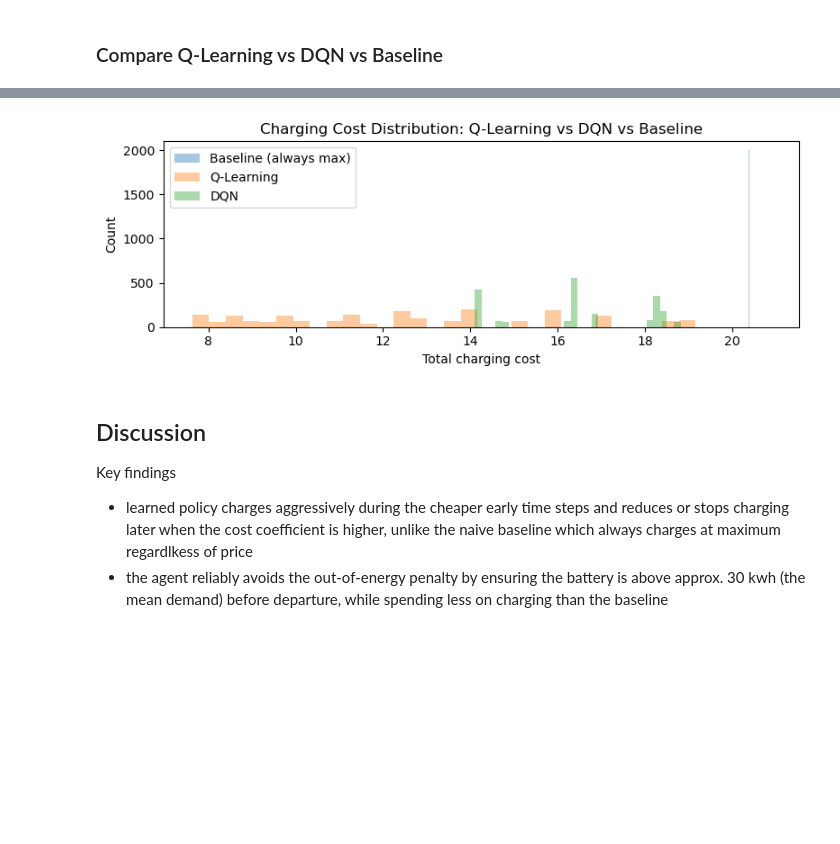
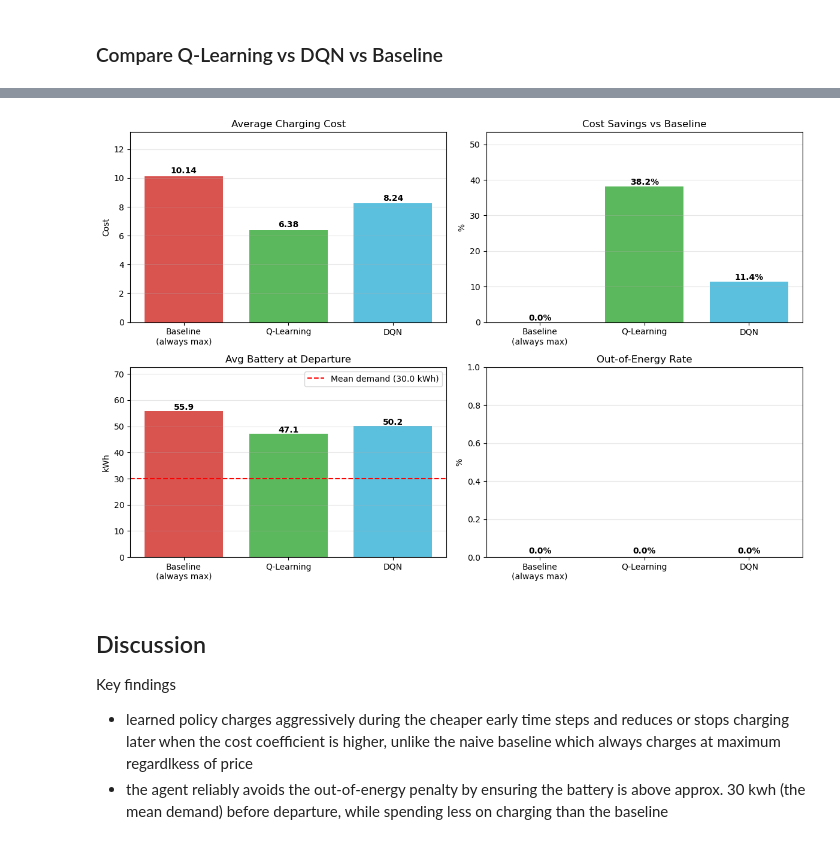
Before and after one commit to angfe/Group-3-AAA, a Jupyter notebook: notebooks/04_01_smart_charging_reinforcement_learning.ipynb, the cells around one changed output, grey strips where cells are left out. Cells and saved outputs as stored; diff of their text form; code cells hidden in the pictures; blank space fills up the shorter version.

Commit message:
updated diagrams

```diff
--- a/notebooks/04_01_smart_charging_reinforcement_learning.ipynb
+++ b/notebooks/04_01_smart_charging_reinforcement_learning.ipynb
@@ -145,10 +147,10 @@ class SmartChargingEnv:
         reward = -cost
         if done:
             # at last step 4pm sample random energy demand
-            demand = np.random.normal(DEMAND_MEAN, DEMAND_STD)
+            self.last_demand = np.random.normal(DEMAND_MEAN, DEMAND_STD)
             # if battery can't cover it substract a huge penalty
             # teaches the agent to charge enough
-            if self.battery < demand:
+            if self.battery < self.last_demand:
                 reward -= OUT_OF_ENERGY_PENALTY
 
         return self._get_state(), reward, done
@@ -465,8 +434,8 @@ class SmartChargingEnvDQN:
 
         reward = -cost
         if done:
-            demand = np.random.normal(DEMAND_MEAN, DEMAND_STD)
-            if self.battery < demand:
+            self.last_demand = np.random.normal(DEMAND_MEAN, DEMAND_STD)
+            if self.battery < self.last_demand:
                 reward -= OUT_OF_ENERGY_PENALTY
 
         return self._get_state(), reward, done
@@ -598,8 +568,6 @@ plt.show()
 # %%
 # DQN policy function for evaluation
 def dqn_policy(state):
-    # state comes as (timestep_bin, battery_bin) from the tabular env,
-    # so we normalize it the same way the DQN env does
     normalized = [state[0] / NUM_STEPS, state[1] * BATTERY_BIN_SIZE / BATTERY_CAPACITY]
     with torch.no_grad():
         q_vals = policy_net(torch.FloatTensor(normalized))
@@ -609,20 +577,23 @@ def dqn_policy(state):
 env_eval = SmartChargingEnv()
 n_eval = 2000
 
-costs_q, fails_q = evaluate_policy(env_eval, learned_policy, n_eval)
-costs_dqn, fails_dqn = evaluate_policy(env_eval, dqn_policy, n_eval)
-costs_base, fails_base = evaluate_policy(env_eval, baseline_max, n_eval)
+costs_q, fails_q, batt_q = evaluate_policy(env_eval, learned_policy, n_eval)
+costs_dqn, fails_dqn, batt_dqn = evaluate_policy(env_eval, dqn_policy, n_eval)
+costs_base, fails_base, batt_base = evaluate_policy(env_eval, baseline_max, n_eval)
 
 print("=== Tabular Q-Learning ===")
 print(f"  Avg cost:           {np.mean(costs_q):.2f}")
+print(f"  Avg battery at 4pm: {np.mean(batt_q):.1f} kWh")
 print(f"  Out-of-energy rate: {fails_q / n_eval * 100:.1f}%")
 print()
 print("=== DQN ===")
 print(f"  Avg cost:           {np.mean(costs_dqn):.2f}")
+print(f"  Avg battery at 4pm: {np.mean(batt_dqn):.1f} kWh")
 print(f"  Out-of-energy rate: {fails_dqn / n_eval * 100:.1f}%")
 print()
 print("=== Baseline (always max) ===")
 print(f"  Avg cost:           {np.mean(costs_base):.2f}")
+print(f"  Avg battery at 4pm: {np.mean(batt_base):.1f} kWh")
 print(f"  Out-of-energy rate: {fails_base / n_eval * 100:.1f}%")
 # %% [output]
 === Tabular Q-Learning ===
@@ -639,21 +642,51 @@ print(f"  Out-of-energy rate: {fails_base / n_eval * 100:.1f}%")
 # %%
-# Side-by-side cost distributions
-costs_q_clean = [c for c in costs_q if c < 500]
-costs_dqn_clean = [c for c in costs_dqn if c < 500]
-costs_base_clean = [c for c in costs_base if c < 500]
+fig, axes = plt.subplots(2, 2, figsize=(12, 8))
 
-plt.figure(figsize=(8, 3))
-plt.hist(costs_base_clean, bins=30, alpha=0.4, label="Baseline (always max)")
-plt.hist(costs_q_clean, bins=30, alpha=0.4, label="Q-Learning")
-plt.hist(costs_dqn_clean, bins=30, alpha=0.4, label="DQN")
-plt.title("Charging Cost Distribution: Q-Learning vs DQN vs Baseline")
-plt.xlabel("Total charging cost")
-plt.ylabel("Count")
-plt.legend()
+savings = [(1 - c / np.mean(costs_base)) * 100 for c in [np.mean(costs_base), np.mean(costs_q), np.mean(costs_dqn)]]
+fail_rates = [fails_base / n_eval * 100, fails_q / n_eval * 100, fails_dqn / n_eval * 100]
+
+# Average Charging Cost
+axes[0, 0].bar(labels, avg_costs, color=colors, width=0.75)
+axes[0, 0].set_title("Average Charging Cost")
+axes[0, 0].set_ylabel("Cost")
+axes[0, 0].grid(axis="y", alpha=0.3)
+axes[0, 0].set_ylim(0, max(avg_costs) * 1.3)
+for i, v in enumerate(avg_costs):
+    axes[0, 0].text(i, v + 0.2, f"{v:.2f}", ha="center", fontweight="bold")
+
+# Cost Savings vs Baseline
+axes[0, 1].bar(labels, savings, color=colors, width=0.75)
+axes[0, 1].set_title("Cost Savings vs Baseline")
+axes[0, 1].set_ylabel("%")
+axes[0, 1].grid(axis="y", alpha=0.3)
+axes[0, 1].set_ylim(0, max(savings) * 1.4)
+for i, v in enumerate(savings):
+    axes[0, 1].text(i, v + 0.5, f"{v:.1f}%", ha="center", fontweight="bold")
+
+# Average Battery at Departure
+axes[1, 0].bar(labels, avg_battery, color=colors, width=0.75)
+axes[1, 0].axhline(DEMAND_MEAN, color="red", linestyle="--", label=f"Mean demand ({DEMAND_MEAN} kWh)")
+axes[1, 0].set_title("Avg Battery at Departure")
+axes[1, 0].set_ylabel("kWh")
+axes[1, 0].legend()
+axes[1, 0].grid(axis="y", alpha=0.3)
+axes[1, 0].set_ylim(0, max(avg_battery) * 1.3)
+for i, v in enumerate(avg_battery):
+    axes[1, 0].text(i, v + 0.5, f"{v:.1f}", ha="center", fontweight="bold")
+
+# Out-of-Energy Rate
+axes[1, 1].bar(labels, fail_rates, color=colors, width=0.75)
+axes[1, 1].set_title("Out-of-Energy Rate")
+axes[1, 1].set_ylabel("%")
+axes[1, 1].grid(axis="y", alpha=0.3)
+axes[1, 1].set_ylim(0, max(max(fail_rates) * 1.4, 1))
+for i, v in enumerate(fail_rates):
+    axes[1, 1].text(i, v + 0.02, f"{v:.1f}%", ha="center", fontweight="bold")
+
 plt.tight_layout()
 plt.show()
 # %% [output]
-[figure, old version]
+[figure, new version]
 # %% [markdown]
 ## Discussion
 
```
Also changed, not shown: parts of 19 cells of this notebook.
